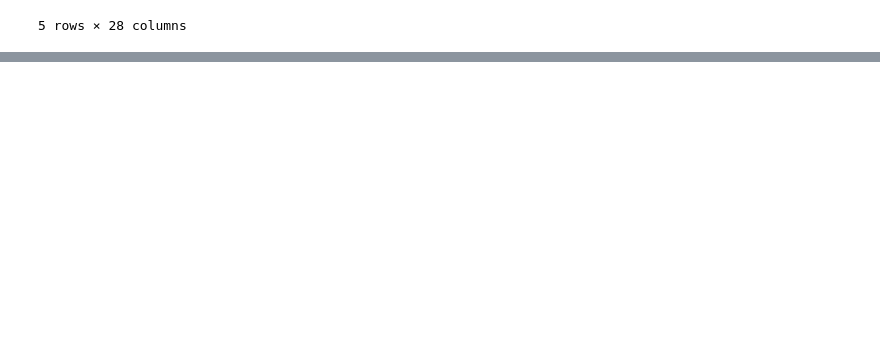
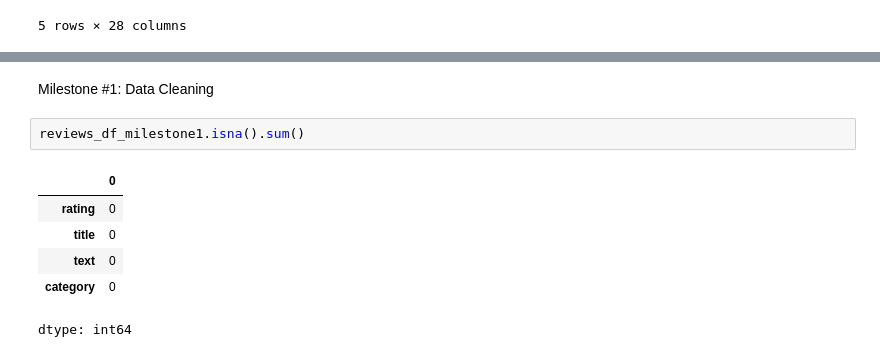
Before and after one commit to BTT-Cadence-Design-Systems-2A/AI-Studio-Project, a Jupyter notebook: Cadence_2A.ipynb, the cells around one changed output, grey strips where cells are left out. Saved outputs shown, nothing was run; the diff lists cells and outputs as text; blank space fills up the shorter version.

```diff
--- a/Cadence_2A.ipynb
+++ b/Cadence_2A.ipynb
@@ -192,0 +252,11 @@ Milestone #1: Sentiment Analysis of a Singular Review
+# %% [markdown]
+Milestone #1: Data Cleaning
+# %%
+reviews_df_milestone1.isna().sum()
+# %% [output]
+|  | 0 |
+| rating | 0 |
+| title | 0 |
+| text | 0 |
+| category | 0 |
+dtype: int64
```
Also changed, not shown: parts of 6 cells of this notebook.
